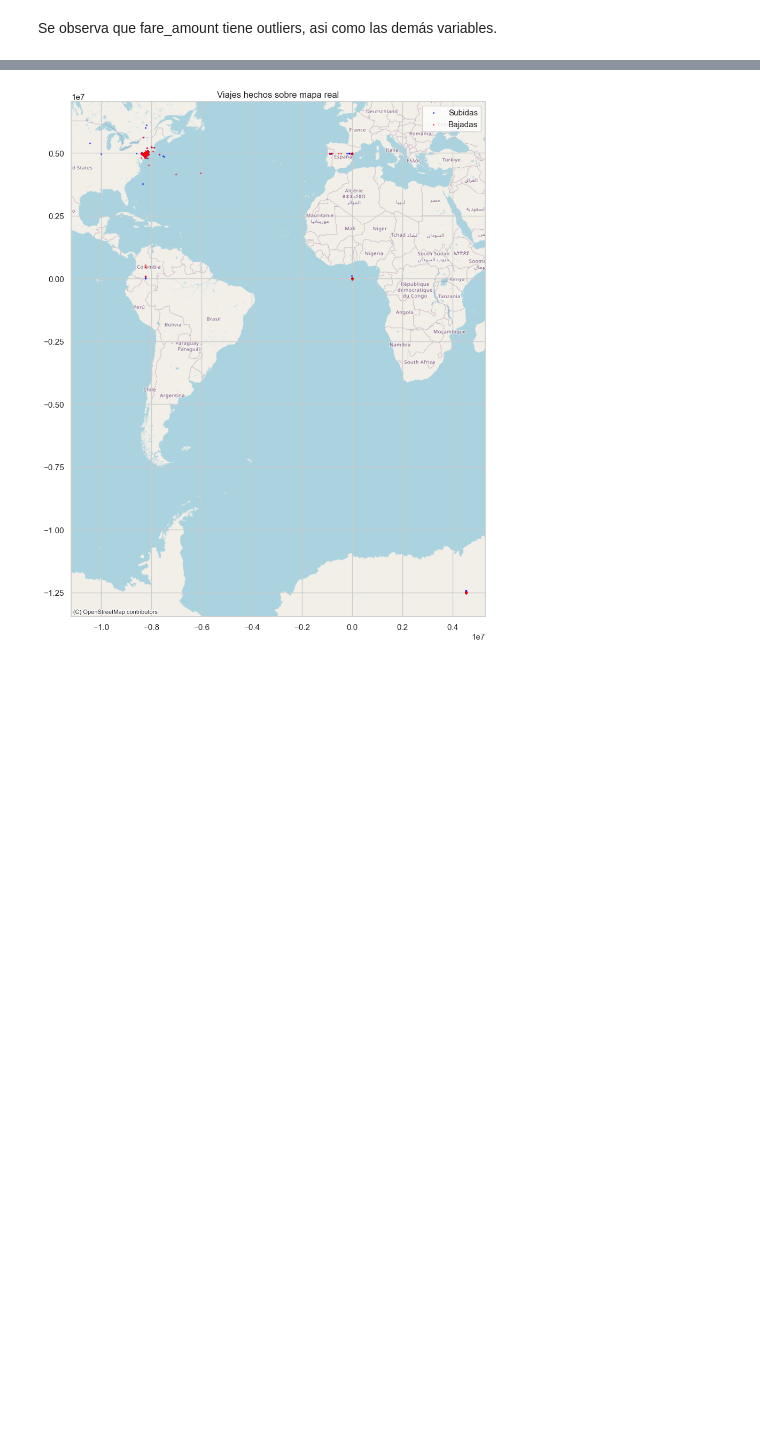
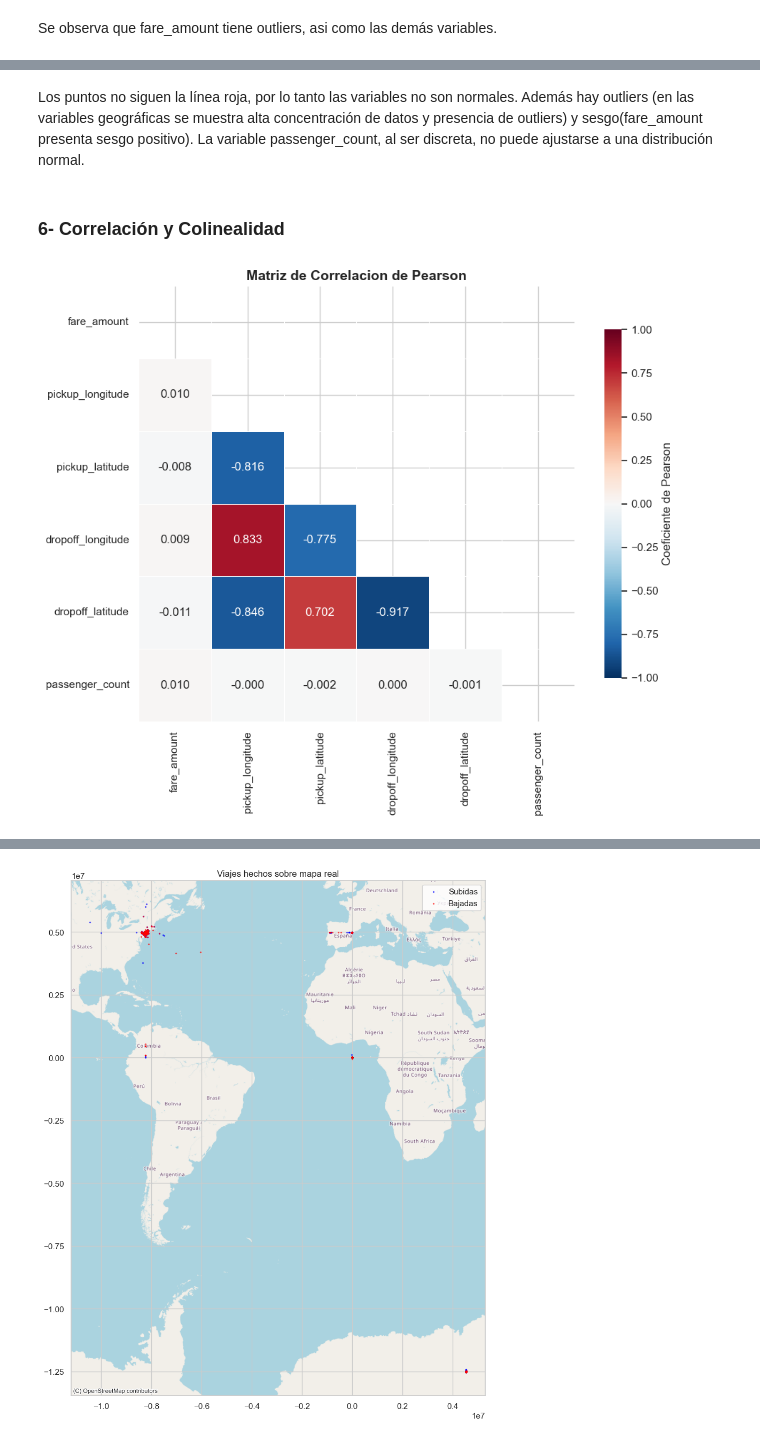
Before and after one commit to programadorarocio/AA1-TUIA-2026C1-Diez-Duvia-Quispe, a Jupyter notebook: TP-regresion-AA1.ipynb, the cells around one changed output, grey strips where cells are left out. Cells and saved outputs as stored; diff of their text form; code cells hidden in the pictures; blank space fills up the shorter version.

Commit message:
complete hasta punto 8 EDA

```diff
--- a/TP-regresion-AA1.ipynb
+++ b/TP-regresion-AA1.ipynb
@@ -314,0 +449,20 @@ Se observa que fare_amount tiene outliers, asi como las demás variables.
+# %% [markdown]
+Los puntos no siguen la línea roja, por lo tanto las variables no son normales. Además hay outliers (en las variables geográficas se muestra alta concentración de datos y presencia de outliers) y sesgo(fare_amount presenta sesgo positivo). La variable passenger_count, al ser discreta, no puede ajustarse a una distribución normal.
+# %% [markdown]
+### 6- Correlación y Colinealidad
+# %%
+corr_pearson = df[cols_numericas].corr(method='pearson')
+
+# Mascara triangular superior
+mask = np.triu(np.ones_like(corr_pearson, dtype=bool))
+
+fig, ax = plt.subplots(figsize=(10, 8))
+sns.heatmap(corr_pearson, mask=mask, annot=True, fmt='.3f',
+            cmap='RdBu_r', center=0, vmin=-1, vmax=1,
+            square=True, linewidths=0.5, ax=ax,
+            cbar_kws={'shrink': 0.8, 'label': 'Coeficiente de Pearson'})
+ax.set_title('Matriz de Correlacion de Pearson', fontsize=14, fontweight='bold')
+plt.tight_layout()
+plt.show()
+# %% [output]
+[figure, added]
```
Also changed, not shown: parts of 89 cells of this notebook.
